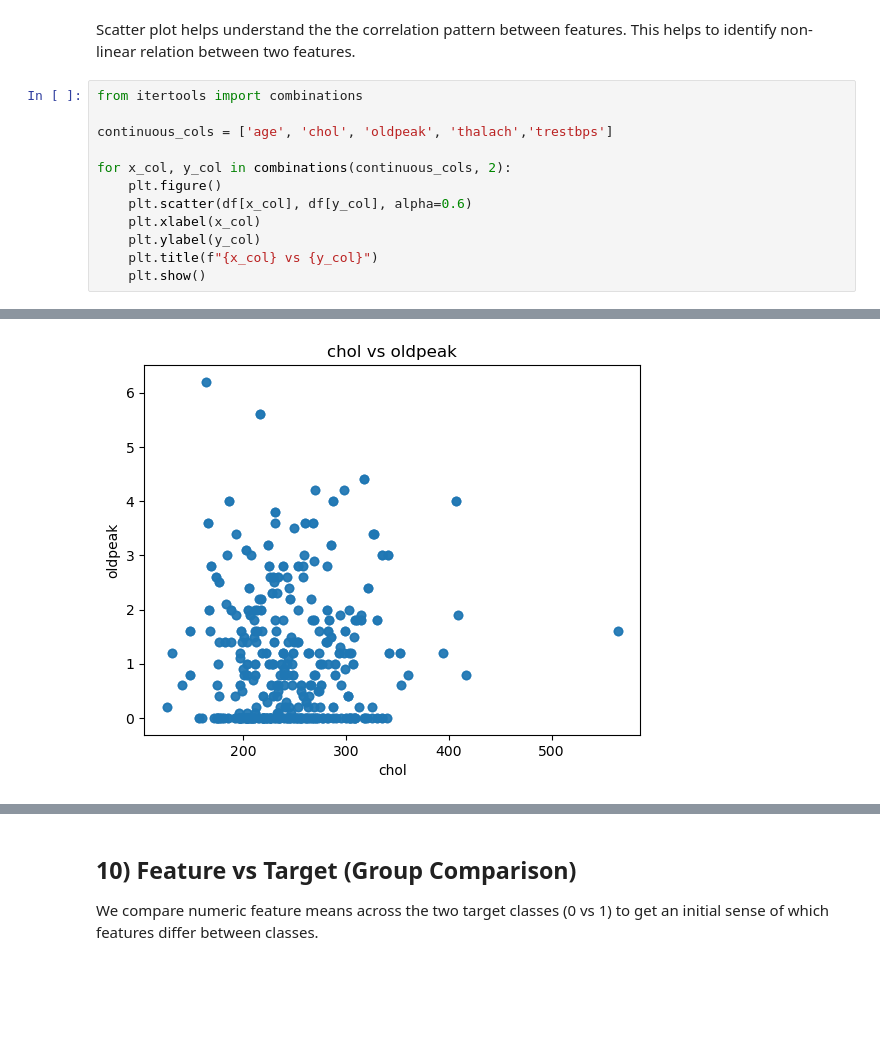
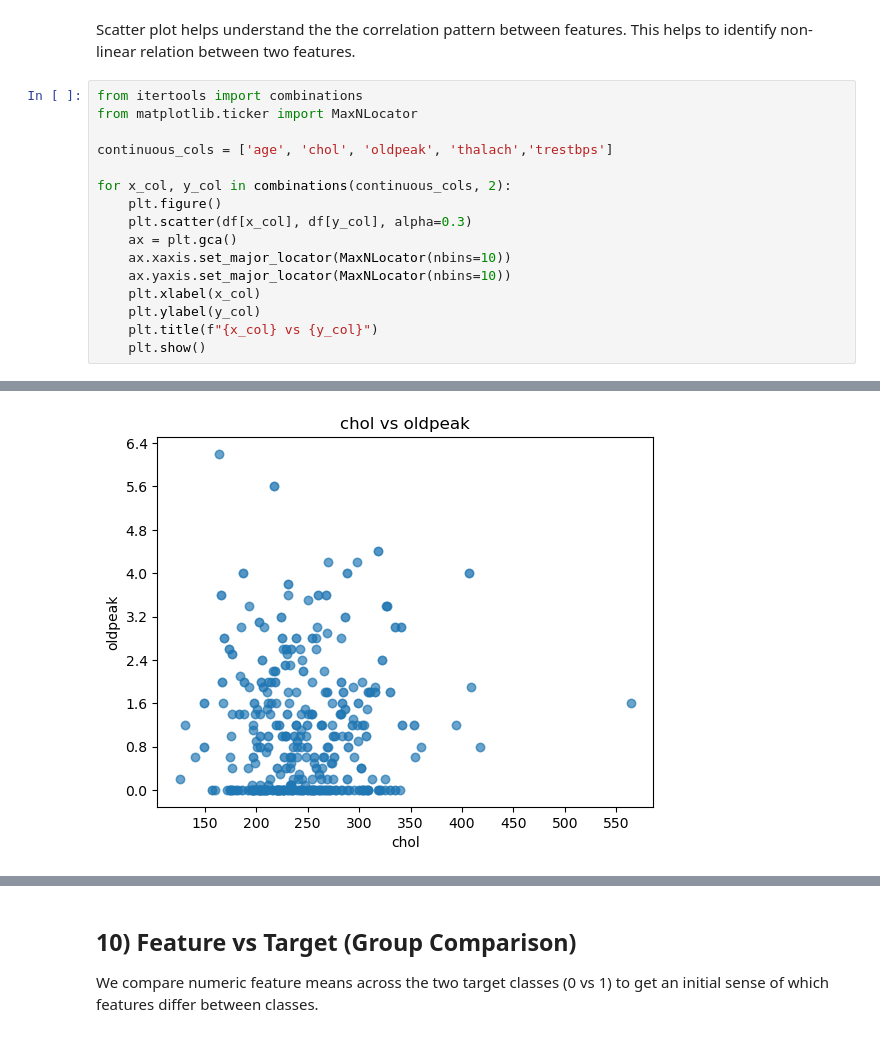
Before and after one commit to Janau00/SWE485-Project-Group9, a Jupyter notebook: Phase1_Data_Exploration.ipynb, the cells around one changed output, grey strips where cells are left out. Drawn from its saved outputs; the diff is of its cells as text; blank space fills up the shorter version.

```diff
--- a/Phase1_Data_Exploration.ipynb
+++ b/Phase1_Data_Exploration.ipynb
@@ -303,12 +303,16 @@ Scatter plot helps understand the the correlation pattern between features.
 This helps to identify non-linear relation between two features.
 # %%
 from itertools import combinations
+from matplotlib.ticker import MaxNLocator
 
 continuous_cols = ['age', 'chol', 'oldpeak', 'thalach','trestbps']
 
 for x_col, y_col in combinations(continuous_cols, 2):
     plt.figure()
-    plt.scatter(df[x_col], df[y_col], alpha=0.6)
+    plt.scatter(df[x_col], df[y_col], alpha=0.3)
+    ax = plt.gca()
+    ax.xaxis.set_major_locator(MaxNLocator(nbins=10))
+    ax.yaxis.set_major_locator(MaxNLocator(nbins=10))
     plt.xlabel(x_col)
     plt.ylabel(y_col)
     plt.title(f"{x_col} vs {y_col}")
@@ -321 +325 @@ for x_col, y_col in combinations(continuous_cols, 2):
-[figure, old version]
+[figure, new version]
```
Also changed, not shown: parts of 7 cells of this notebook.
